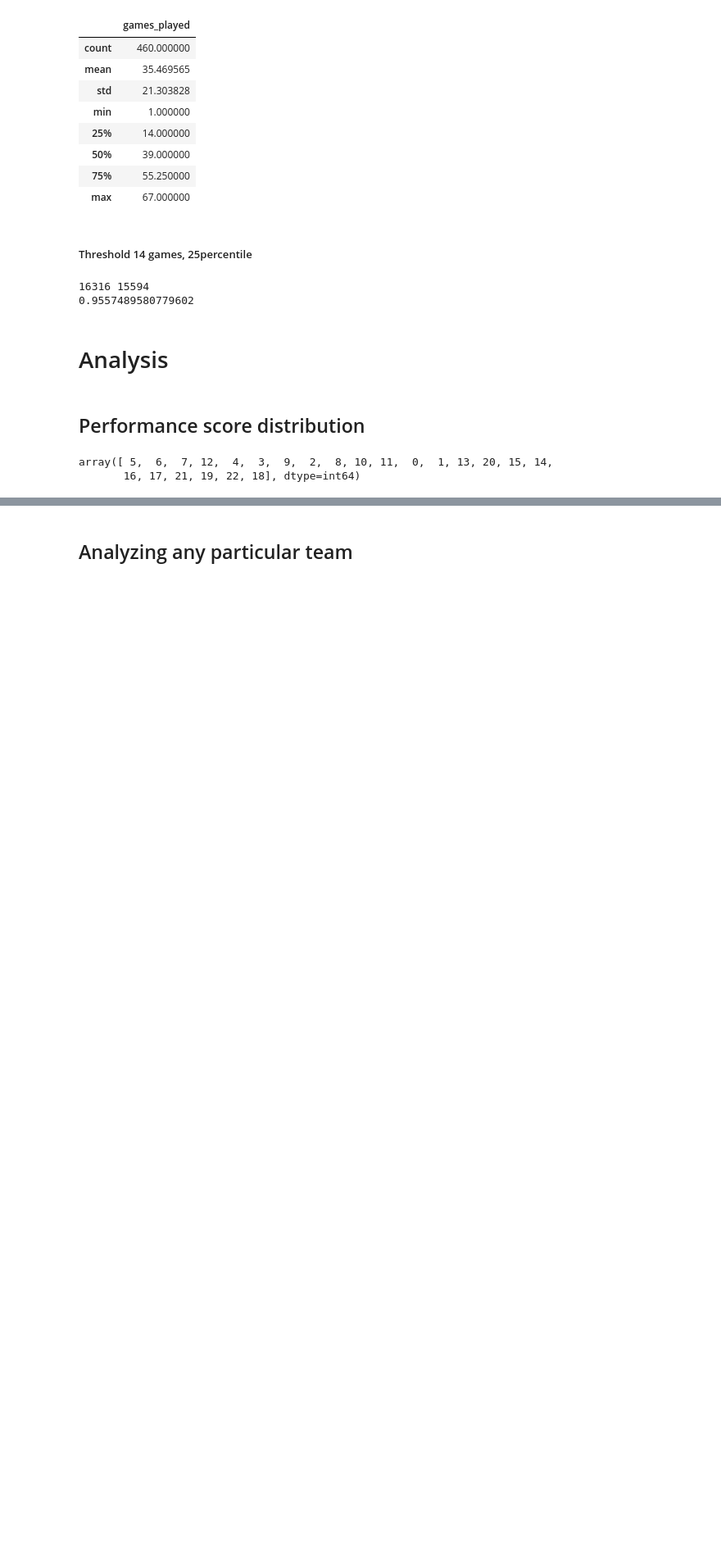
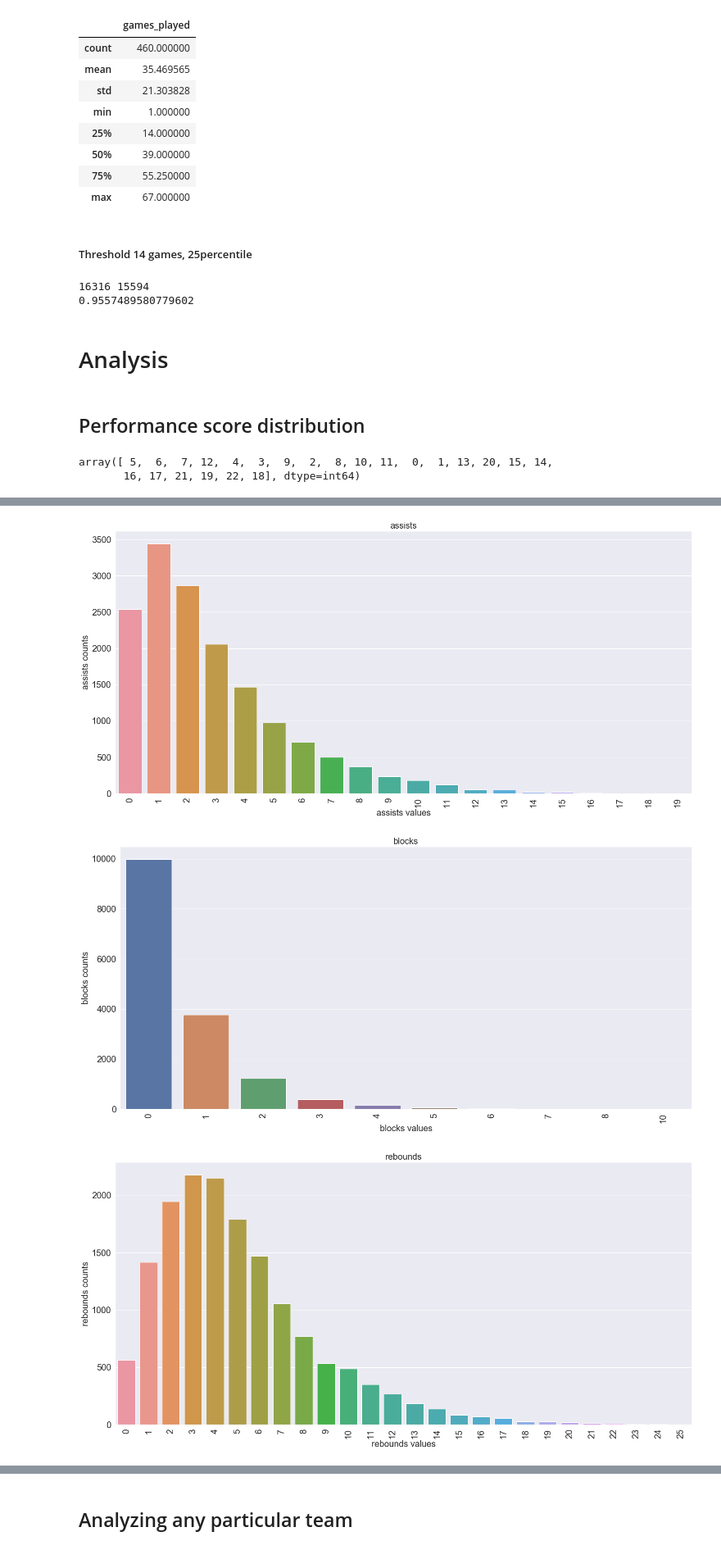
Before and after one commit to JonasRoo/nba-analysis, a Jupyter notebook: notebooks/season_2019_analysis_07092020.ipynb, the cells around one changed output, grey strips where cells are left out. Shown at 82% size. Saved outputs shown, nothing was run; the diff lists cells and outputs as text; code cells hidden in the pictures; blank space fills up the shorter version.

```diff
--- a/notebooks/season_2019_analysis_07092020.ipynb
+++ b/notebooks/season_2019_analysis_07092020.ipynb
@@ -98,0 +81,19 @@ for i in PERF_GRADING_NUMERIC_COLS:
+# %%
+# plt.rc("font", size=20)
+plt.rc("axes", labelsize=20)
+plt.rc("axes", titlesize=20)
+plt.rc("xtick", labelsize=20)
+plt.rc("ytick", labelsize=20)
+
+for col in PERF_GRADING_NUMERIC_COLS:
+    fig, ax = plt.subplots(figsize=(20, 10))
+    ax = sns.countplot(data=df, x=col, ax=ax)
+#     ax = df[col].value_counts().plot.bar(order=df[col].value_counts().index)
+    ax.set(xlabel=f"{col} values", ylabel=f"{col} counts", title=col)
+    plt.xticks(rotation=90)
+    plt.tight_layout();
+    plt.show();
+# %% [output]
+[figure, added]
+[figure, added]
+[figure, added]
```
Also changed, not shown: parts of 23 cells of this notebook.
